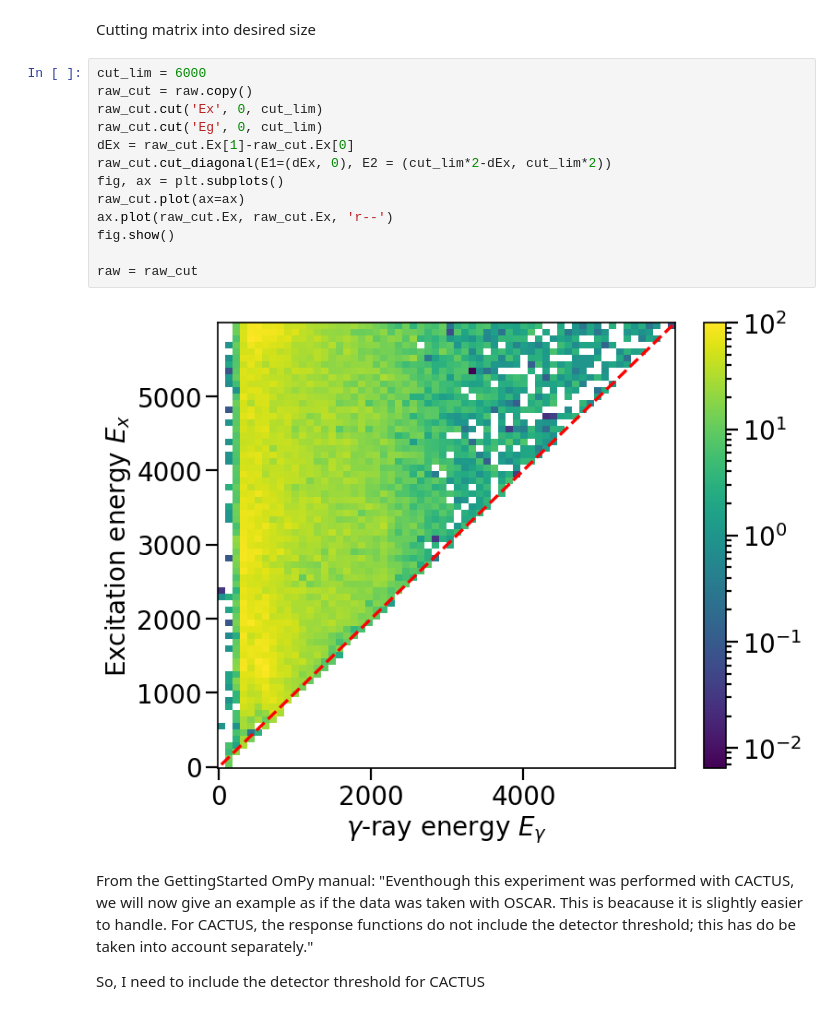
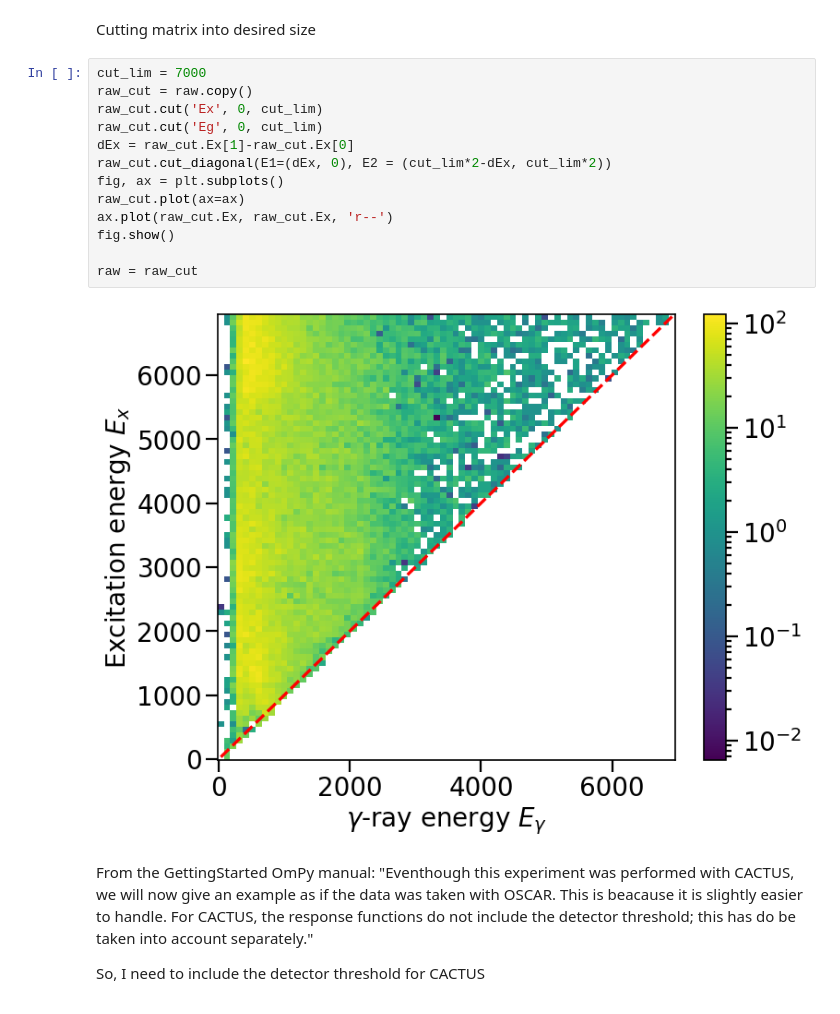
Before and after one commit to tellefs/MasterThesis, a Jupyter notebook: analysis/OMPy/osloMethod_U233_aa.ipynb, the cells around one changed output. Drawn from its saved outputs; the diff is of its cells as text.

```diff
--- a/analysis/OMPy/osloMethod_U233_aa.ipynb
+++ b/analysis/OMPy/osloMethod_U233_aa.ipynb
@@ -373,20 +373,20 @@ def rebin_cut(mat, kev_per_bin_wish, cut_lim, save_plot, keep=False, rebin=True,
 # %% [markdown]
 Cutting matrix into desired size
 # %%
-cut_lim = 6000
+cut_lim = 7000
 raw_cut = raw.copy()
 raw_cut.cut('Ex', 0, cut_lim)
 raw_cut.cut('Eg', 0, cut_lim)
 dEx = raw_cut.Ex[1]-raw_cut.Ex[0]
 raw_cut.cut_diagonal(E1=(dEx, 0), E2 = (cut_lim*2-dEx, cut_lim*2))
 fig, ax = plt.subplots()
 raw_cut.plot(ax=ax)
 ax.plot(raw_cut.Ex, raw_cut.Ex, 'r--')
 fig.show()
 
 raw = raw_cut
 # %% [output]
-[figure, old version]
+[figure, new version]
 # %% [markdown]
 From the GettingStarted OmPy manual: "Eventhough this experiment was performed with CACTUS, we will now give an example as if the data was taken with OSCAR. This is beacause it is slightly easier to handle. For CACTUS, the response functions do not include the detector threshold; this has do be taken into account separately."
 
```
Also changed, not shown: parts of 10 cells of this notebook, 2 other files.
